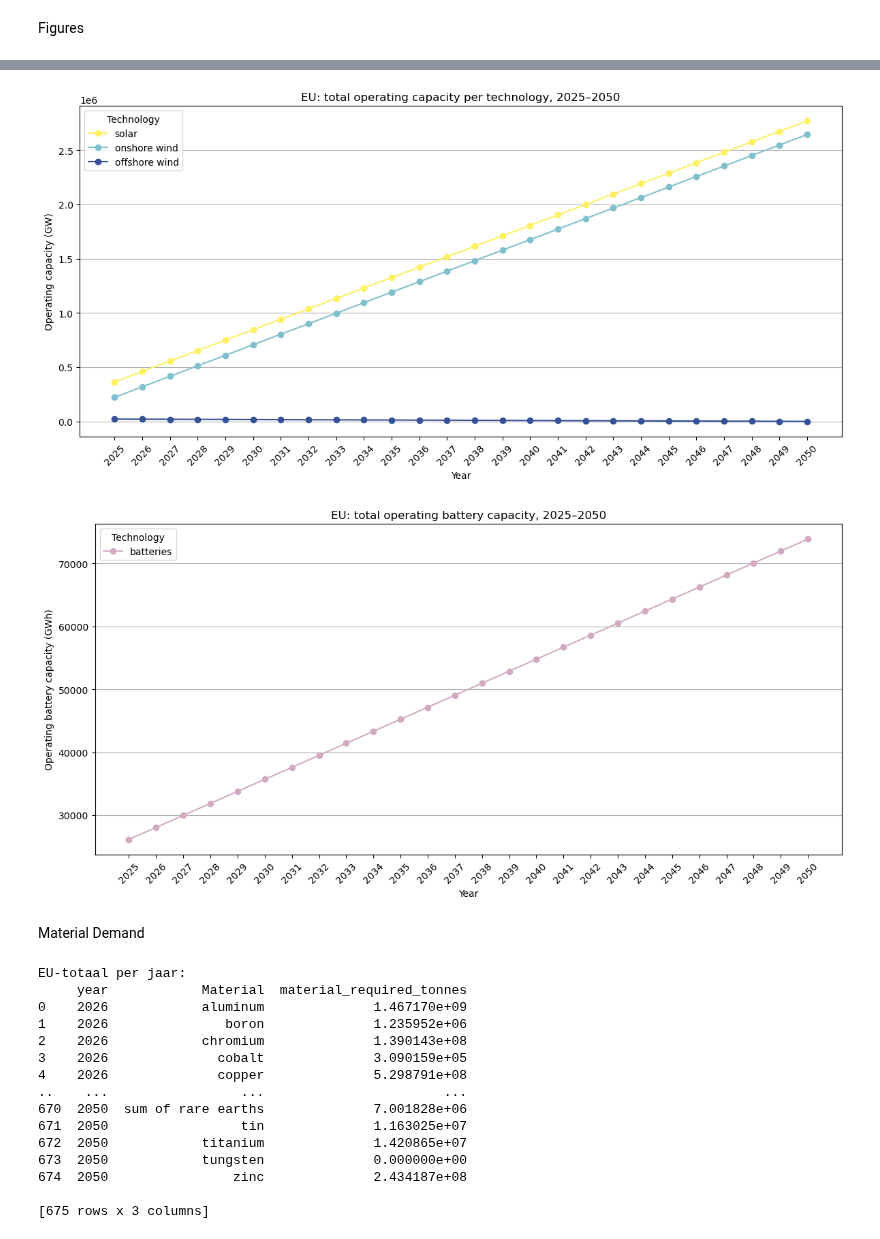
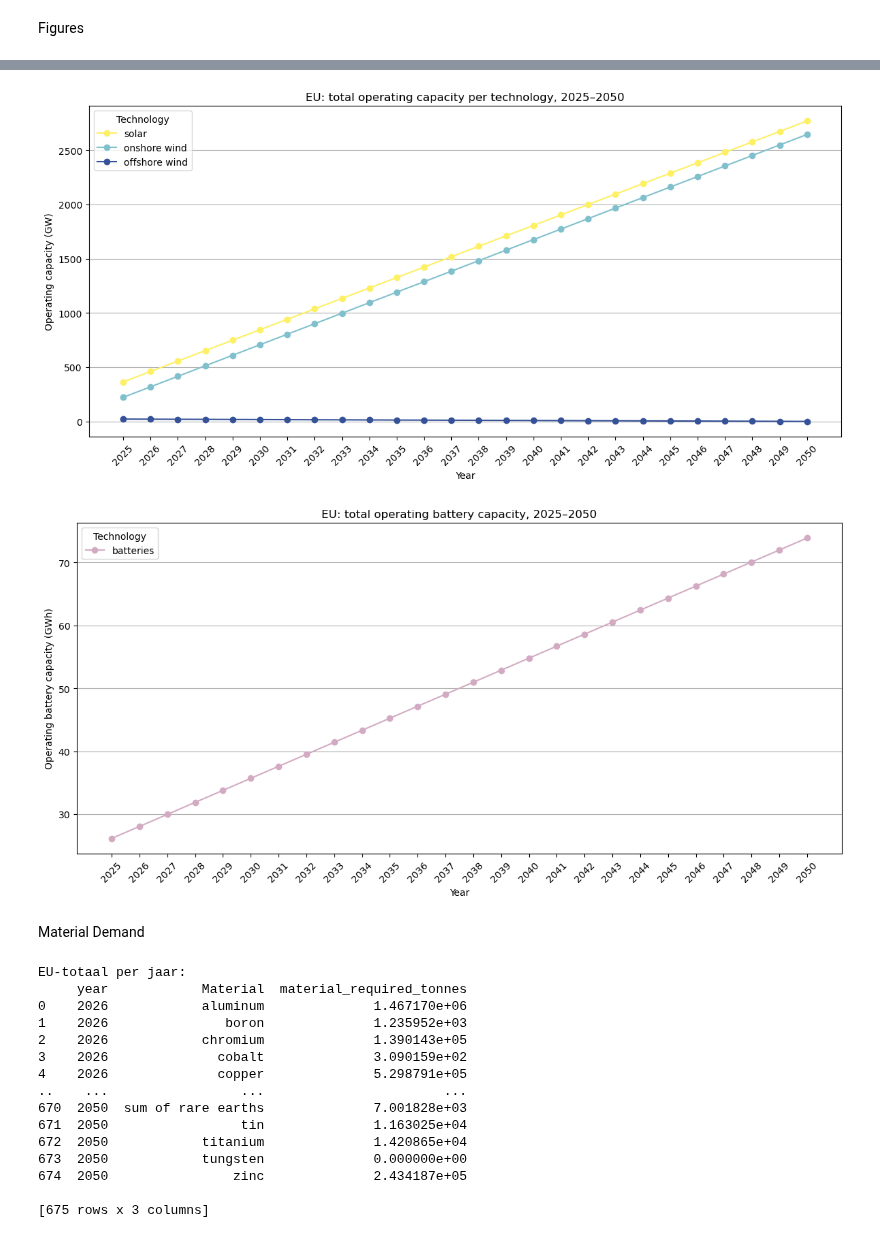
Before and after one commit to mennevdspek/Thesis-model, a Jupyter notebook: cost_optimal_model.ipynb, the cells around one changed output, grey strips where cells are left out. Saved outputs shown, nothing was run; the diff lists cells and outputs as text; code cells hidden in the pictures.

```diff
--- a/cost_optimal_model.ipynb
+++ b/cost_optimal_model.ipynb
@@ -626,14 +638,13 @@ for country in EU_countries:
 # %%
 # Store data
 
-# Dataframe with all results
+# Dataframe with detailed results
 annual_buildout_df = pd.DataFrame(records)
 
 # Total annual build-out for each tech
-
 EU_annual_buildout = (
     annual_buildout_df
-    .groupby(["year", "tech"], as_index=False)["new_capacity_required_TW"]
+    .groupby(["year", "tech"], as_index=False)["new_capacity_required_GW"]
     .sum()
     .sort_values(["year", "tech"])
 )
@@ -651,24 +662,21 @@ for tech in techs:
         value = EU_annual_buildout.loc[
             (EU_annual_buildout["tech"] == tech) &
             (EU_annual_buildout["year"] == year),
-            "new_capacity_required_TW"
+            "new_capacity_required_GW"
         ].sum()
 
         EU_annual_buildout_dict[tech][year] = float(value)
 
 
 
-
-
 # Total operation capacity
-
 operating_capacity_dict = {}
 
 for _, row in annual_buildout_df.iterrows():
     country = row["country"]
     tech = row["tech"]
     year = int(row["year"])
-    operating_capacity = float(row["operating_capacity_after_build_TW"])
+    operating_capacity = float(row["operating_capacity_after_build_GW"])
 
     if country not in operating_capacity_dict:
         operating_capacity_dict[country] = {}
@@ -841,9 +843,7 @@ plt.show()
 import pandas as pd
 import matplotlib.pyplot as plt
 
-# ---------------------------------------------------------
-# Settings
-# ---------------------------------------------------------
+
 
 techs_to_plot = ["solar", "onshore wind", "offshore wind"]
 battery_tech = "batteries"
@@ -852,31 +852,25 @@ start_year = 2025
 end_year = 2050
 
 
-# ---------------------------------------------------------
-# Aggregate EU operating capacity from annual_buildout_df
-# ---------------------------------------------------------
 
 eu_capacity_df = (
     annual_buildout_df
-    .groupby(["year", "tech"], as_index=False)["operating_capacity_after_build_TW"]
+    .groupby(["year", "tech"], as_index=False)["operating_capacity_after_build_GW"]
     .sum()
 )
 
 # Convert TW to GW
 eu_capacity_df["operating_capacity_GW"] = (
-    eu_capacity_df["operating_capacity_after_build_TW"] * 1000
+    eu_capacity_df["operating_capacity_after_build_GW"]
 )
 
 
-# ---------------------------------------------------------
-# Add 2025 start capacities
-# ---------------------------------------------------------
 
 start_rows = []
 
 for tech in techs_to_plot + [battery_tech]:
     capacity_2025_GW = sum(
-        EU_capacities_2025[country][tech] * 1000
+        EU_capacities_2025[country][tech]
         for country in EU_countries
         if country in EU_capacities_2025
     )
@@ -900,9 +894,6 @@ plot_data = pd.concat(
 plot_data = plot_data.sort_values(["tech", "year"])
 
 
-# ---------------------------------------------------------
-# Figure 1: EU solar and wind operating capacity
-# ---------------------------------------------------------
 
 plt.figure(figsize=(12, 6))
 
@@ -924,38 +915,35 @@ plt.xticks(range(start_year, end_year + 1), rotation=45)
 plt.grid(True, axis="y")
 plt.legend(title="Technology")
 
 plt.tight_layout()
 plt.show()
 
 
-# ---------------------------------------------------------
-# Figure 2: EU battery operating capacity
-# ---------------------------------------------------------
 
 df_battery = plot_data[plot_data["tech"] == battery_tech]
 
 plt.figure(figsize=(12, 6))
 
 plt.plot(
     df_battery["year"],
     df_battery["operating_capacity_GW"],
     marker="o",
     label="batteries",
     color="#D2ABC3",
 )
 
 plt.xlabel("Year")
 plt.ylabel("Operating battery capacity (GWh)")
 plt.title("EU: total operating battery capacity, 2025–2050")
 plt.xticks(range(start_year, end_year + 1), rotation=45)
 plt.grid(True, axis="y")
 plt.legend(title="Technology")
 
 plt.tight_layout()
 plt.show()
 # %% [output]
-[figure, old version]
+[figure, new version]
-[figure, old version]
+[figure, new version]
 # %% [markdown]
 Material Demand
 # %%
@@ -964,13 +952,13 @@ buildout = annual_buildout_df[
         "country",
         "year",
         "tech",
-        "new_capacity_required_TW"
+        "new_capacity_required_GW"
     ]
 ].copy()
 
 # Alleen positieve nieuwbouw meenemen
-buildout["new_capacity_required_TW"] = (
-    buildout["new_capacity_required_TW"].clip(lower=0)
+buildout["new_capacity_required_GW"] = (
+    buildout["new_capacity_required_GW"].clip(lower=0)
 )
 
 material_demand = buildout.merge(
@@ -988,8 +976,8 @@ material_demand = buildout.merge(
 
 
 material_demand["material_required_tonnes"] = (
-    material_demand["new_capacity_required_TW"]
-    * material_demand["Material Intensity (ton/TW)"]
+    material_demand["new_capacity_required_GW"]
+    * (material_demand["Material Intensity (ton/TW)"] / 1000)
 )
 
 
@@ -1020,16 +1008,16 @@ print(materials_EU_year)
 # %% [output]
 EU-totaal per jaar:
      year            Material  material_required_tonnes
-0    2026            aluminum              1.467170e+09
-1    2026               boron              1.235952e+06
-2    2026            chromium              1.390143e+08
-3    2026              cobalt              3.090159e+05
-4    2026              copper              5.298791e+08
+0    2026            aluminum              1.467170e+06
+1    2026               boron              1.235952e+03
+2    2026            chromium              1.390143e+05
+3    2026              cobalt              3.090159e+02
+4    2026              copper              5.298791e+05
 ..    ...                 ...                       ...
-670  2050  sum of rare earths              7.001828e+06
-671  2050                 tin              1.163025e+07
-672  2050            titanium              1.420865e+07
+670  2050  sum of rare earths              7.001828e+03
+671  2050                 tin              1.163025e+04
+672  2050            titanium              1.420865e+04
 673  2050            tungsten              0.000000e+00
-674  2050                zinc              2.434187e+08
+674  2050                zinc              2.434187e+05
 
 [675 rows x 3 columns]
```
Also changed, not shown: parts of 16 cells of this notebook, 1 other file.
